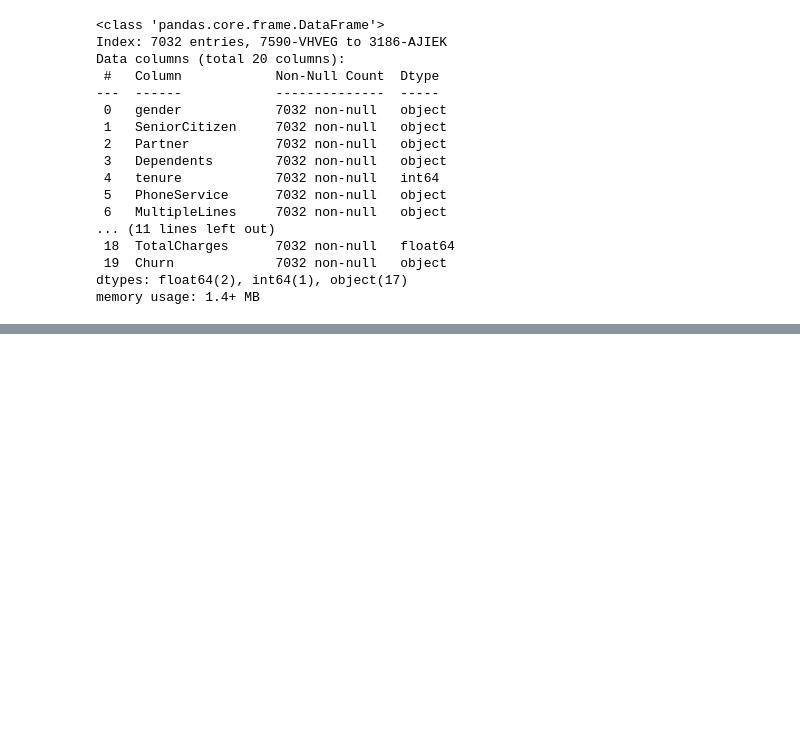
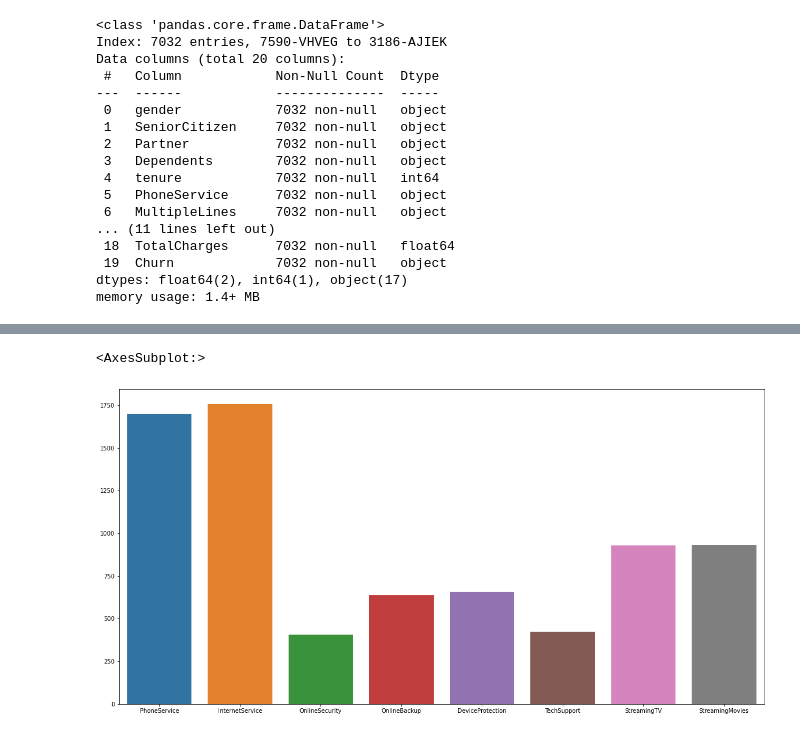
Before and after one commit to gfmattos/kaggle_telco, a Jupyter notebook: exploratory_analysis.ipynb, the cells around one changed output, grey strips where cells are left out. Cells and saved outputs as stored; diff of their text form; code cells hidden in the pictures; blank space fills up the shorter version.

```diff
--- a/exploratory_analysis.ipynb
+++ b/exploratory_analysis.ipynb
@@ -167,0 +214,4 @@ memory usage: 1.4+ MB
+# %%
+df_Churn = df[df['Churn']=='Yes']
+# %%
+df_ColumnsFilter_Churn = df_Churn.drop(columns=['gender','SeniorCitizen','Partner','Dependents','tenure','MultipleLines','Contract','PaperlessBilling','PaymentMethod','MonthlyCharges','TotalCharges','Churn'])
@@ -167,0 +228,6 @@ memory usage: 1.4+ MB
+# %%
+fig, axc = plt.subplots(figsize=(20,10))
+sns.barplot(x=list_rows_Churn,y=list_values_Churn,ax=axc)
+# %% [output]
+<AxesSubplot:>
+[figure, added]
```
Also changed, not shown: parts of 16 cells of this notebook, 1 other file.
